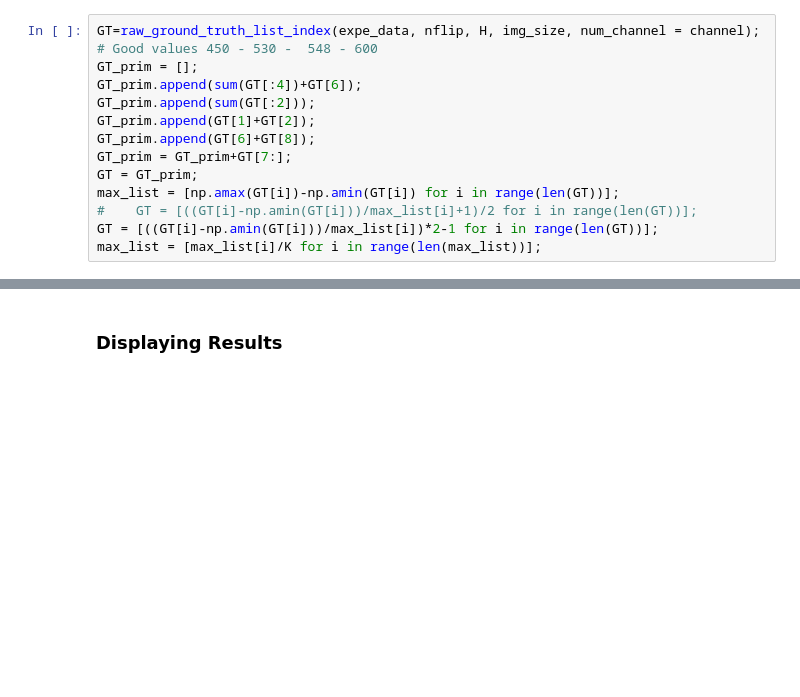
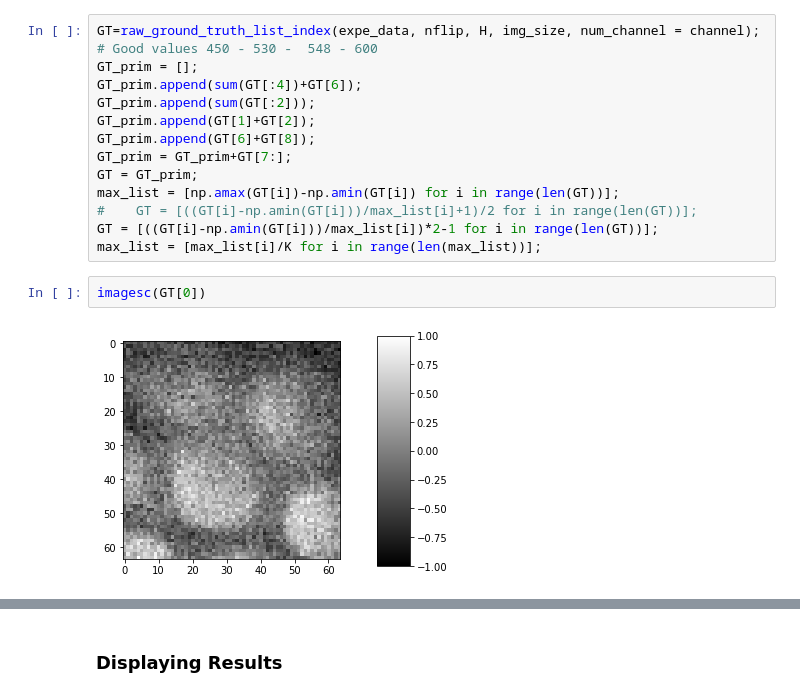
Before and after one commit to openspyrit/spyrit-examples, a Jupyter notebook: 2021_TCI/tci_expe_data.ipynb, the cells around one changed output, grey strips where cells are left out. Drawn from its saved outputs; the diff is of its cells as text; blank space fills up the shorter version.

```diff
--- a/2021_TCI/tci_expe_data.ipynb
+++ b/2021_TCI/tci_expe_data.ipynb
@@ -561,3 +687,7 @@ max_list = [np.amax(GT[i])-np.amin(GT[i]) for i in range(len(GT))];
 #    GT = [((GT[i]-np.amin(GT[i]))/max_list[i]+1)/2 for i in range(len(GT))];
 GT = [((GT[i]-np.amin(GT[i]))/max_list[i])*2-1 for i in range(len(GT))];
 max_list = [max_list[i]/K for i in range(len(max_list))];
+# %%
+imagesc(GT[0])
+# %% [output]
+[figure, added]
```
Also changed, not shown: parts of 22 cells of this notebook, 4 other files.
